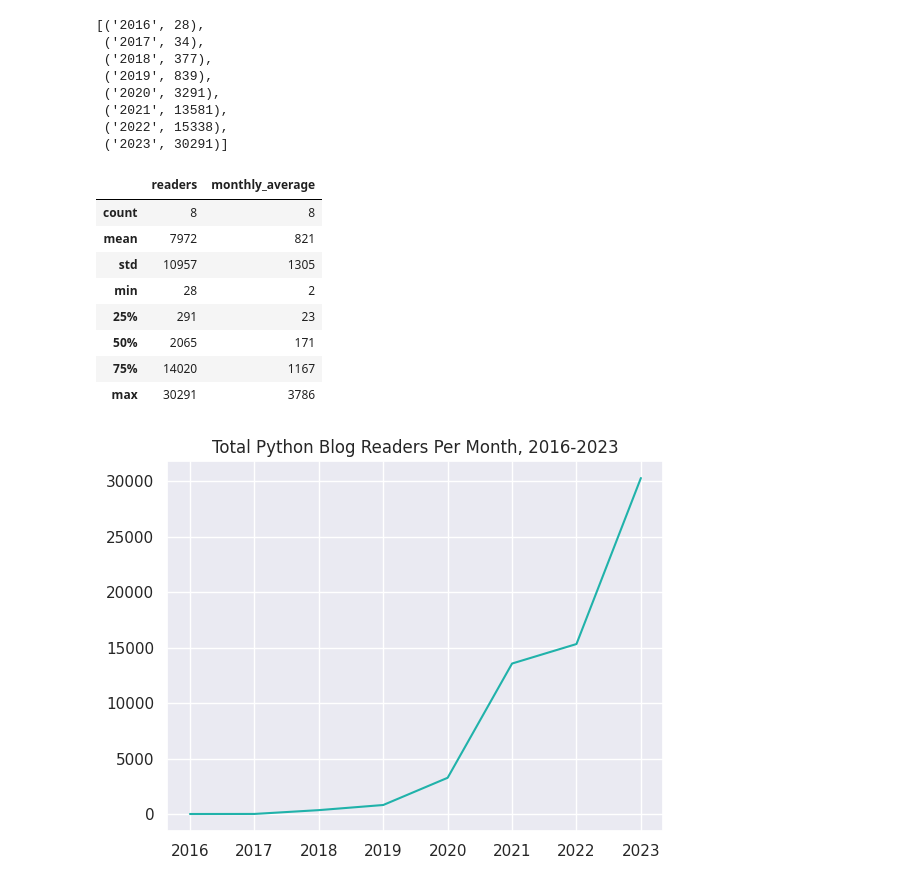
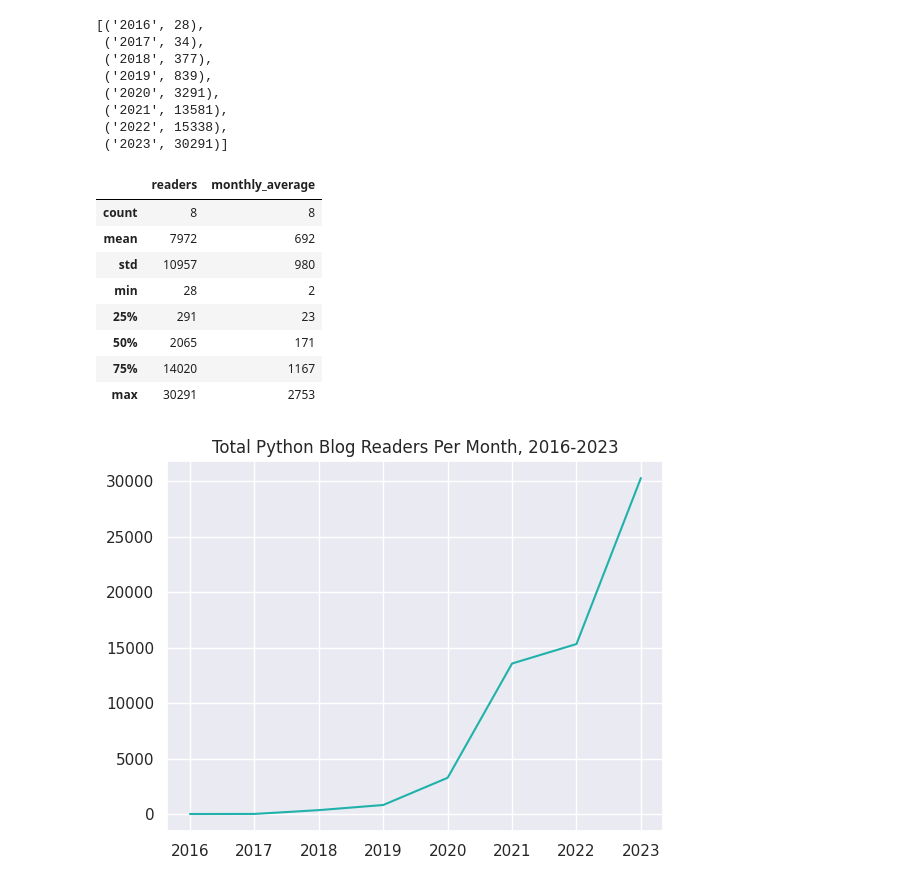
Before and after one commit to erickbytes/lofipy, a Jupyter notebook: Python Blog Readers Analysis 2016-2023.ipynb, the cells around one changed output. Drawn from its saved outputs; the diff is of its cells as text; code cells hidden in the pictures.

```diff
--- a/Python Blog Readers Analysis 2016-2023.ipynb
+++ b/Python Blog Readers Analysis 2016-2023.ipynb
@@ -194,21 +194,21 @@ Python Blog Unique Visitors All-Time
 # %%
 # Convert annual visitor counts to pandas dataframe and calculate monthly average for each year.
 readers = pd.DataFrame(counts, columns=["year", "readers"])
 readers["monthly_average"] = readers.readers.apply(lambda num: int(num / 12))
 # Modify current year average to # of months in 2023 so far.
 ytd_readers = sum(unique_readers["2023"].values())
-readers.loc[7, "monthly_average"] = int(ytd_readers / 8)
+readers.loc[7, "monthly_average"] = int(ytd_readers / 11)
 readers.describe().astype(int)
 # %% [output]
 |  | readers | monthly_average |
 | count | 8 | 8 |
-| mean | 7972 | 821 |
-| std | 10957 | 1305 |
+| mean | 7972 | 692 |
+| std | 10957 | 980 |
 | min | 28 | 2 |
 | 25% | 291 | 23 |
 | 50% | 2065 | 171 |
 | 75% | 14020 | 1167 |
-| max | 30291 | 3786 |
+| max | 30291 | 2753 |
 # %%
 # Change color of line to "light seagreen".
 ax = readers.readers.plot.line(
```
Also changed, not shown: parts of 3 cells of this notebook.
